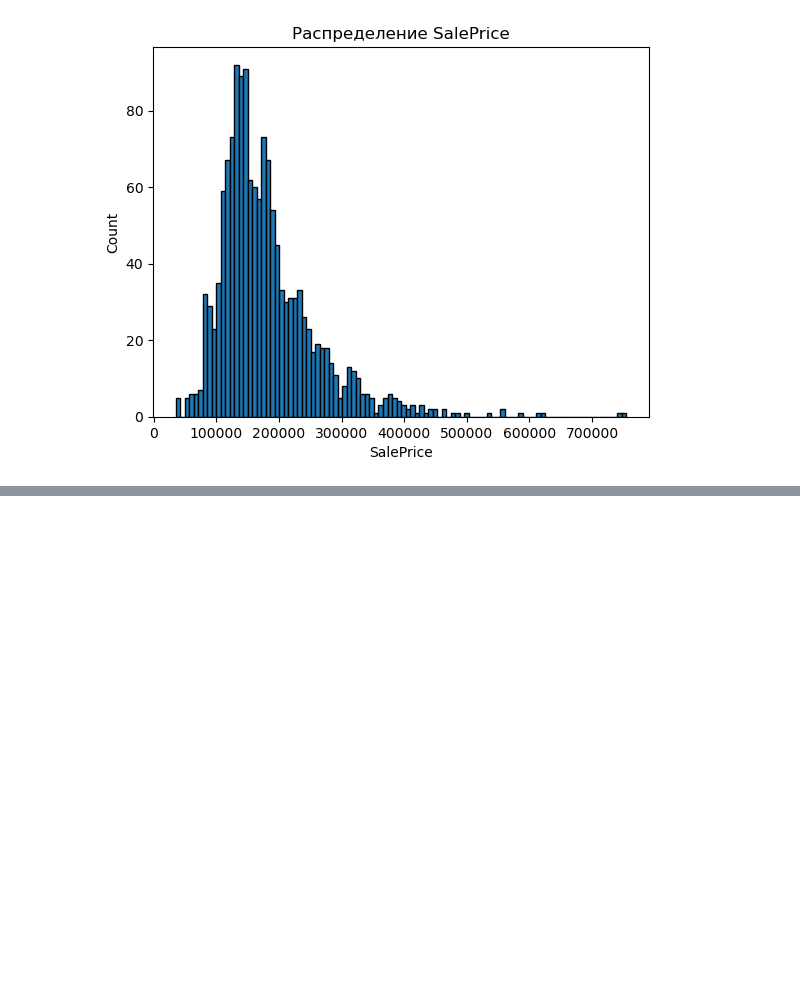
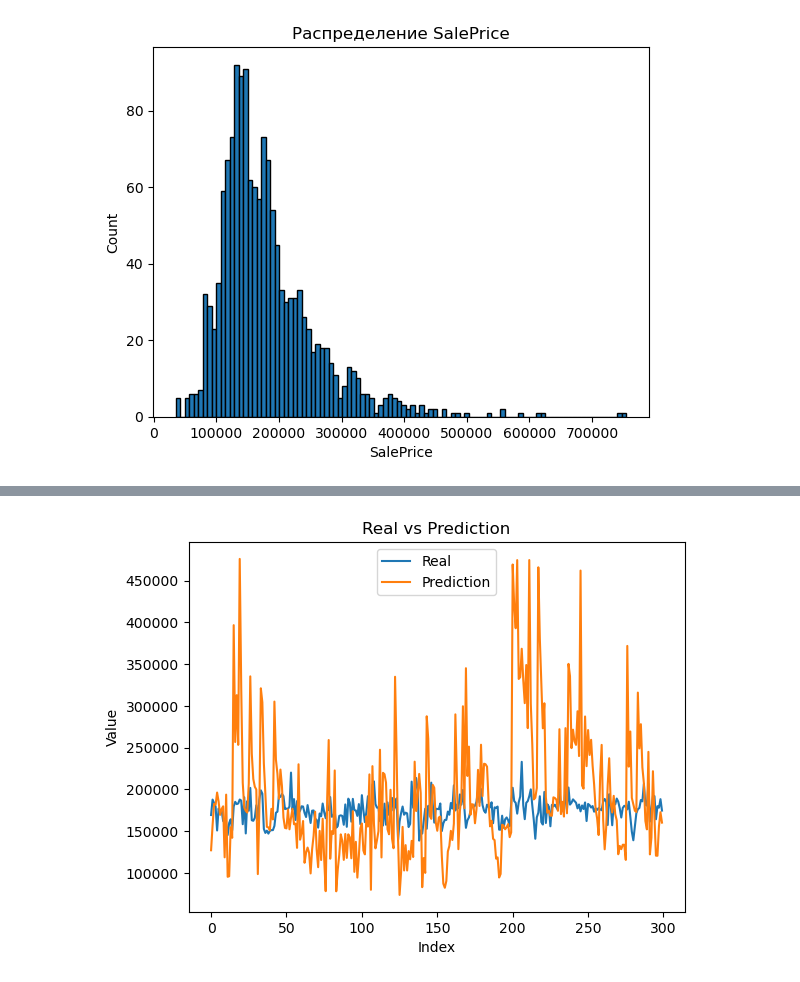
Before and after one commit to Glebbot/House-Pricing, a Jupyter notebook: pricing.ipynb, the cells around one changed output, grey strips where cells are left out. Cells and saved outputs as stored; diff of their text form; code cells hidden in the pictures; blank space fills up the shorter version.

```diff
--- a/pricing.ipynb
+++ b/pricing.ipynb
@@ -158,3 +239,4 @@ model = LGBMRegressor(random_state=10, objective='mae', learning_rate=0.247332,
 # %%
-model.fit(train_data, train_target, eval_metric='mae')
+model.fit(train_data, train_target)
+#grid_search.fit(train_data, train_target)
 # %% [output]
@@ -234,16 +320,4 @@ print(mean_div)
 # %%
-plt.plot(test_target[0:300], label='Real')
-plt.plot(prediction[0:300], label='Prediction')
-
-# Добавляем легенду
-plt.legend()
-
-# Добавляем название осей
-plt.xlabel('Index')
-plt.ylabel('Value')
-
-# Добавляем заголовок графика
-plt.title('Real vs Prediction')
-
-# Показываем график
-plt.show()
+plot_standart(test_target[0:300],prediction[0:300])
+# %% [output]
+[figure, added]
```
Also changed, not shown: parts of 18 cells of this notebook.
